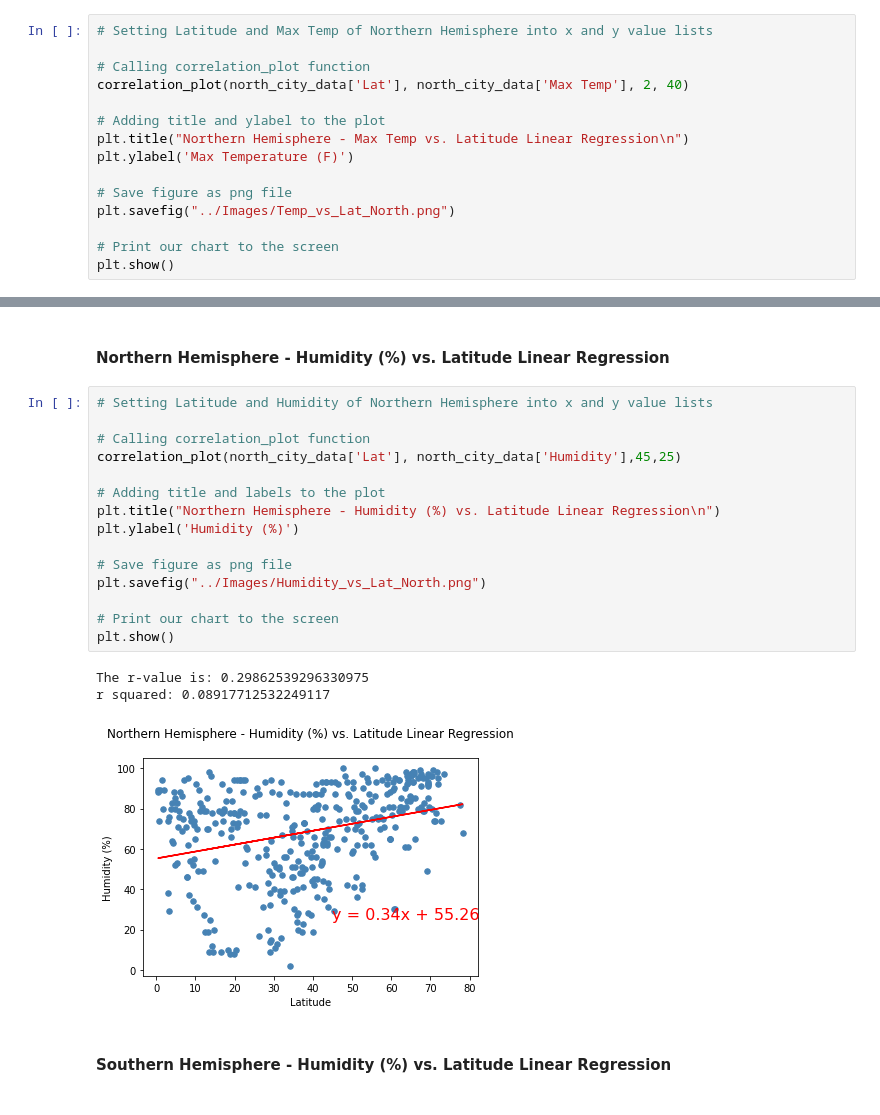
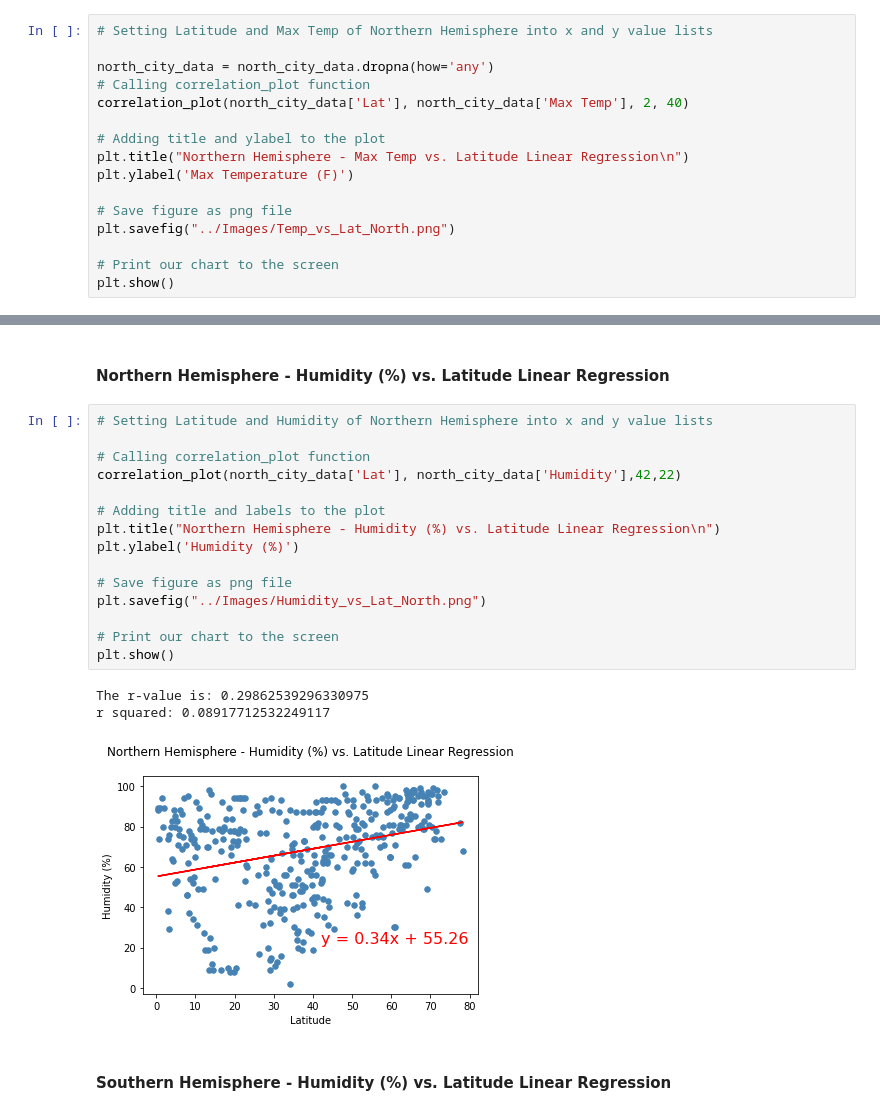
Before and after one commit to CicilyGeorge/python-api-challenge, a Jupyter notebook: code/WeatherPy.ipynb, the cells around one changed output, grey strips where cells are left out. Drawn from its saved outputs; the diff is of its cells as text.

```diff
--- a/code/WeatherPy.ipynb
+++ b/code/WeatherPy.ipynb
@@ -313,6 +281,7 @@ def correlation_plot(x, y, anno_x, anno_y):
 # %%
 # Setting Latitude and Max Temp of Northern Hemisphere into x and y value lists
 
+north_city_data = north_city_data.dropna(how='any')
 # Calling correlation_plot function
 correlation_plot(north_city_data['Lat'], north_city_data['Max Temp'], 2, 40)
 
@@ -355,22 +324,22 @@ r squared: 0.4508096373914535
 # %%
 # Setting Latitude and Humidity of Northern Hemisphere into x and y value lists
 
 # Calling correlation_plot function
-correlation_plot(north_city_data['Lat'], north_city_data['Humidity'],45,25)
+correlation_plot(north_city_data['Lat'], north_city_data['Humidity'],42,22)
 
 # Adding title and labels to the plot
 plt.title("Northern Hemisphere - Humidity (%) vs. Latitude Linear Regression\n")
 plt.ylabel('Humidity (%)')
 
 # Save figure as png file
 plt.savefig("../Images/Humidity_vs_Lat_North.png")
 
 # Print our chart to the screen
 plt.show()
 # %% [output]
 The r-value is: 0.29862539296330975
 r squared: 0.08917712532249117
-[figure, old version]
+[figure, new version]
 # %% [markdown]
 ####  Southern Hemisphere - Humidity (%) vs. Latitude Linear Regression
 # %%
```
Also changed, not shown: parts of 7 cells of this notebook, 3 other files.
